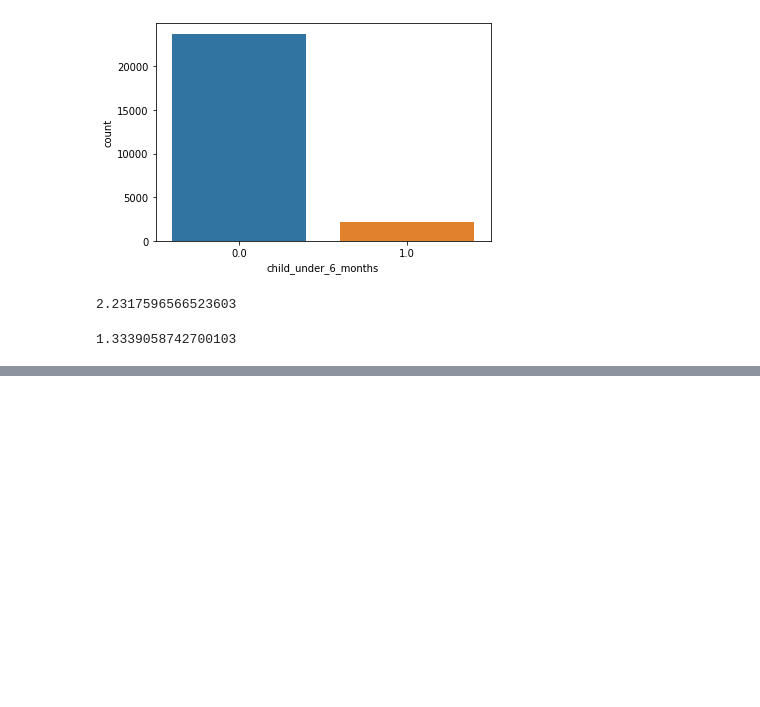
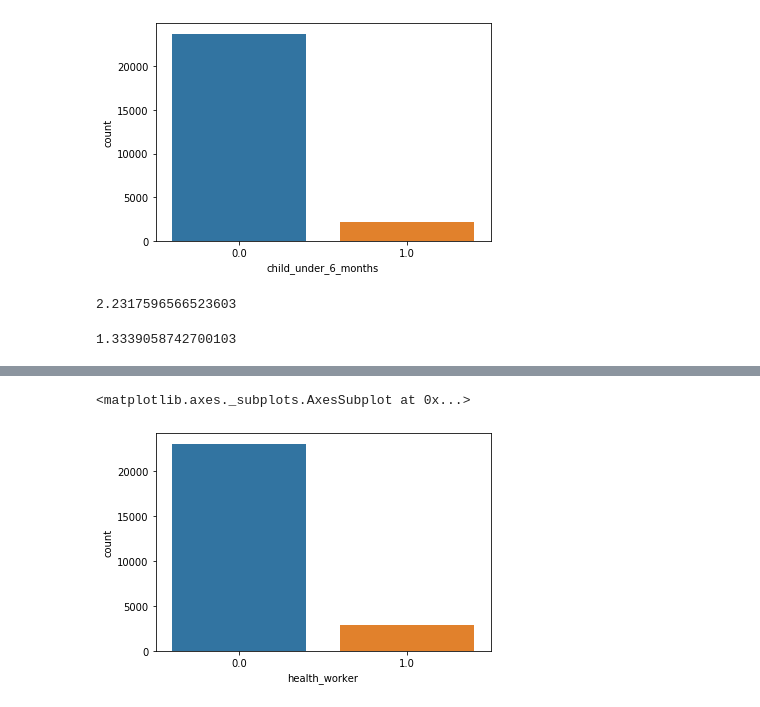
Before and after one commit to nabanitarimpi/H1N1-and-seasonal-flu-vaccine-prediction, a Jupyter notebook: flu_analysis.ipunb.ipynb, the cells around one changed output, grey strips where cells are left out. Cells and saved outputs as stored; diff of their text form; code cells hidden in the pictures; blank space fills up the shorter version.

```diff
--- a/flu_analysis.ipunb.ipynb
+++ b/flu_analysis.ipunb.ipynb
@@ -200,0 +240,5 @@ len(df[(df['child_under_6_months']==0.0) & (df['h1n1_concern']==3.0)])/len(df[(d
+# %%
+sns.countplot(x='health_worker', data=df)
+# %% [output]
+<matplotlib.axes._subplots.AxesSubplot at 0x...>
+[figure, added]
```
Also changed, not shown: parts of 29 cells of this notebook, 1 other file.
